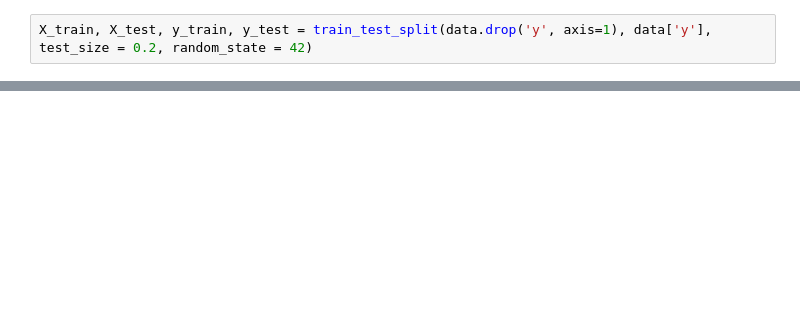
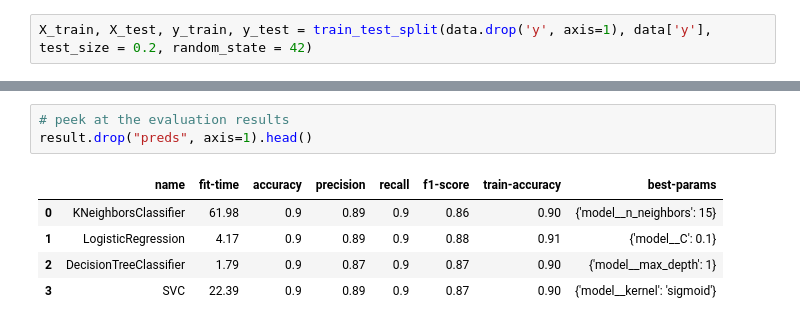
Before and after one commit to rahilkidwai/bank-marketing-prediction, a Jupyter notebook: notebook.ipynb, the cells around one changed output, grey strips where cells are left out. Saved outputs shown, nothing was run; the diff lists cells and outputs as text; blank space fills up the shorter version.

```diff
--- a/notebook.ipynb
+++ b/notebook.ipynb
@@ -135 +167,10 @@ result.head()
+# %%
+# peek at the evaluation results
+result.drop("preds", axis=1).head()
+# %% [output]
+|  | name | fit-time | accuracy | precision | recall | f1-score | train-accuracy | best-params |
+| 0 | KNeighborsClassifier | 61.98 | 0.9 | 0.89 | 0.9 | 0.86 | 0.90 | {'model__n_neighbors': 15} |
+| 1 | LogisticRegression | 4.17 | 0.9 | 0.89 | 0.9 | 0.88 | 0.91 | {'model__C': 0.1} |
+| 2 | DecisionTreeClassifier | 1.79 | 0.9 | 0.87 | 0.9 | 0.87 | 0.90 | {'model__max_depth': 1} |
+| 3 | SVC | 22.39 | 0.9 | 0.89 | 0.9 | 0.87 | 0.90 | {'model__kernel': 'sigmoid'} |
 # %%
```
Also changed, not shown: parts of 11 cells of this notebook, 1 other file.
